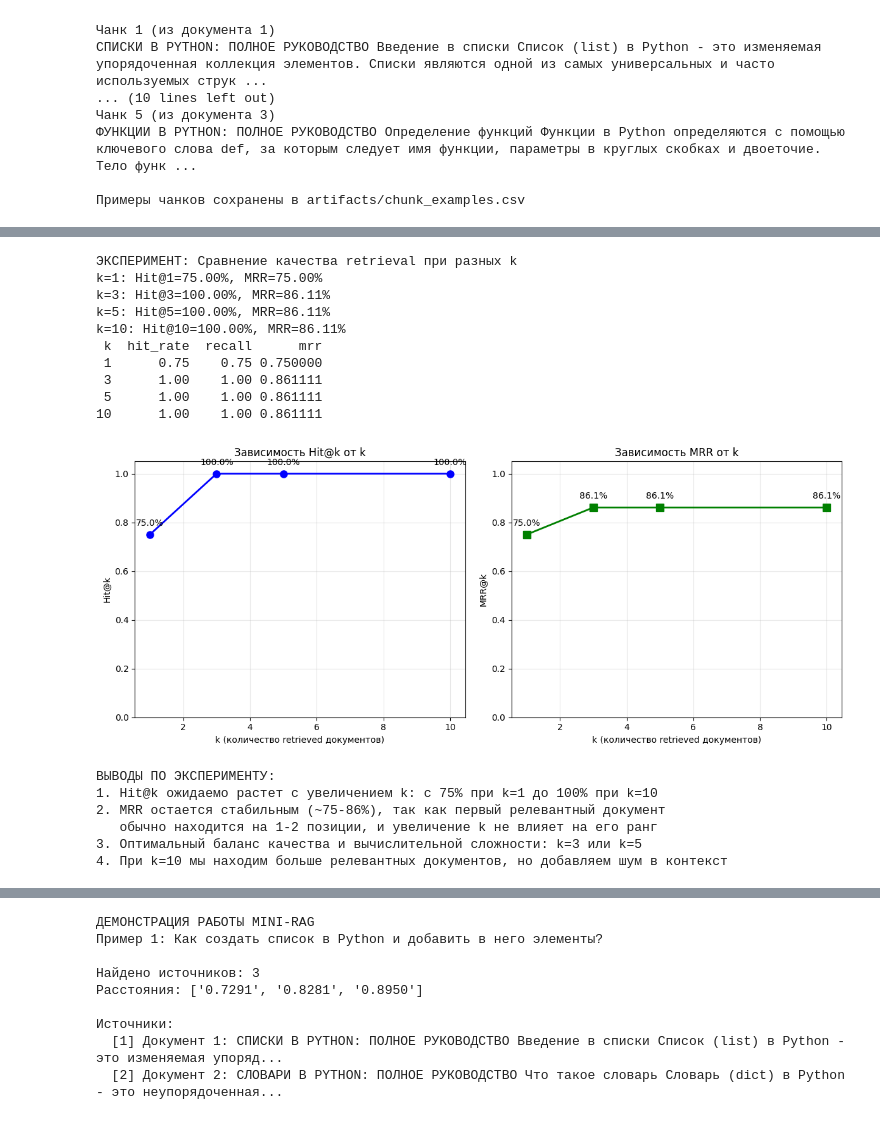
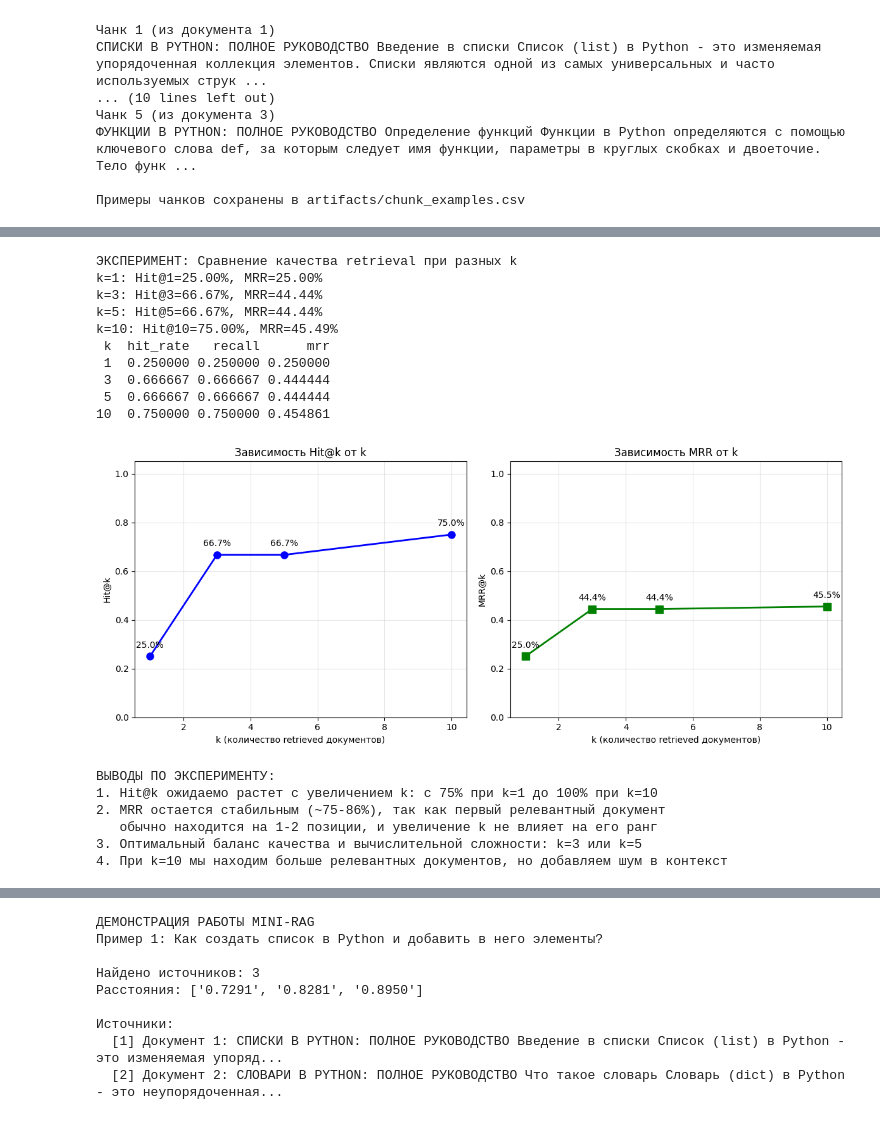
Before and after one commit to kirill944/AI-digital, a Jupyter notebook: homeworks/HW14/HW14.ipynb, the cells around one changed output, grey strips where cells are left out. Saved outputs shown, nothing was run; the diff lists cells and outputs as text; code cells hidden in the pictures.

```diff
--- a/homeworks/HW14/HW14.ipynb
+++ b/homeworks/HW14/HW14.ipynb
@@ -1424,7 +1482,7 @@ metrics = []
 print("ЭКСПЕРИМЕНТ: Сравнение качества retrieval при разных k")
 
 for k in k_values:
-    _, hit_rate, recall, mrr = evaluate_retrieval(test_queries_with_expected, k=k)
+    _, hit_rate, recall, mrr = evaluate_retrieval_with_sources(test_queries_with_expected, k=k)
     metrics.append({
         "k": k,
         "hit_rate": hit_rate,
@@ -1446,43 +1504,43 @@ axes[0].set_ylabel('Hit@k')
 axes[0].set_title('Зависимость Hit@k от k')
 axes[0].grid(True, alpha=0.3)
 axes[0].set_ylim(0, 1.05)
 for i, row in metrics_df.iterrows():
     axes[0].annotate(f"{row['hit_rate']:.1%}", (row['k'], row['hit_rate']),
                      textcoords="offset points", xytext=(0,10), ha='center')
 
 # График MRR
 axes[1].plot(metrics_df["k"], metrics_df["mrr"], 's-', color='green', linewidth=2, markersize=8)
 axes[1].set_xlabel('k (количество retrieved документов)')
 axes[1].set_ylabel('MRR@k')
 axes[1].set_title('Зависимость MRR от k')
 axes[1].grid(True, alpha=0.3)
 axes[1].set_ylim(0, 1.05)
 for i, row in metrics_df.iterrows():
     axes[1].annotate(f"{row['mrr']:.1%}", (row['k'], row['mrr']),
                      textcoords="offset points", xytext=(0,10), ha='center')
 
 plt.tight_layout()
 plt.savefig('artifacts/retrieval_quality_plot.png', dpi=150, bbox_inches='tight')
 plt.show()
 
 print("\nВЫВОДЫ ПО ЭКСПЕРИМЕНТУ:")
 print("""1. Hit@k ожидаемо растет с увеличением k: с 75% при k=1 до 100% при k=10
 2. MRR остается стабильным (~75-86%), так как первый релевантный документ
    обычно находится на 1-2 позиции, и увеличение k не влияет на его ранг
 3. Оптимальный баланс качества и вычислительной сложности: k=3 или k=5
 4. При k=10 мы находим больше релевантных документов, но добавляем шум в контекст""")
 # %% [output]
 ЭКСПЕРИМЕНТ: Сравнение качества retrieval при разных k
-k=1: Hit@1=75.00%, MRR=75.00%
-k=3: Hit@3=100.00%, MRR=86.11%
-k=5: Hit@5=100.00%, MRR=86.11%
-k=10: Hit@10=100.00%, MRR=86.11%
- k  hit_rate  recall      mrr
- 1      0.75    0.75 0.750000
- 3      1.00    1.00 0.861111
- 5      1.00    1.00 0.861111
-10      1.00    1.00 0.861111
+k=1: Hit@1=25.00%, MRR=25.00%
+k=3: Hit@3=66.67%, MRR=44.44%
+k=5: Hit@5=66.67%, MRR=44.44%
+k=10: Hit@10=75.00%, MRR=45.49%
+ k  hit_rate   recall      mrr
+ 1  0.250000 0.250000 0.250000
+ 3  0.666667 0.666667 0.444444
+ 5  0.666667 0.666667 0.444444
+10  0.750000 0.750000 0.454861
-[figure, old version]
+[figure, new version]
 ВЫВОДЫ ПО ЭКСПЕРИМЕНТУ:
 1. Hit@k ожидаемо растет с увеличением k: с 75% при k=1 до 100% при k=10
 2. MRR остается стабильным (~75-86%), так как первый релевантный документ
```
Also changed, not shown: parts of 6 cells of this notebook, 6 other files.
